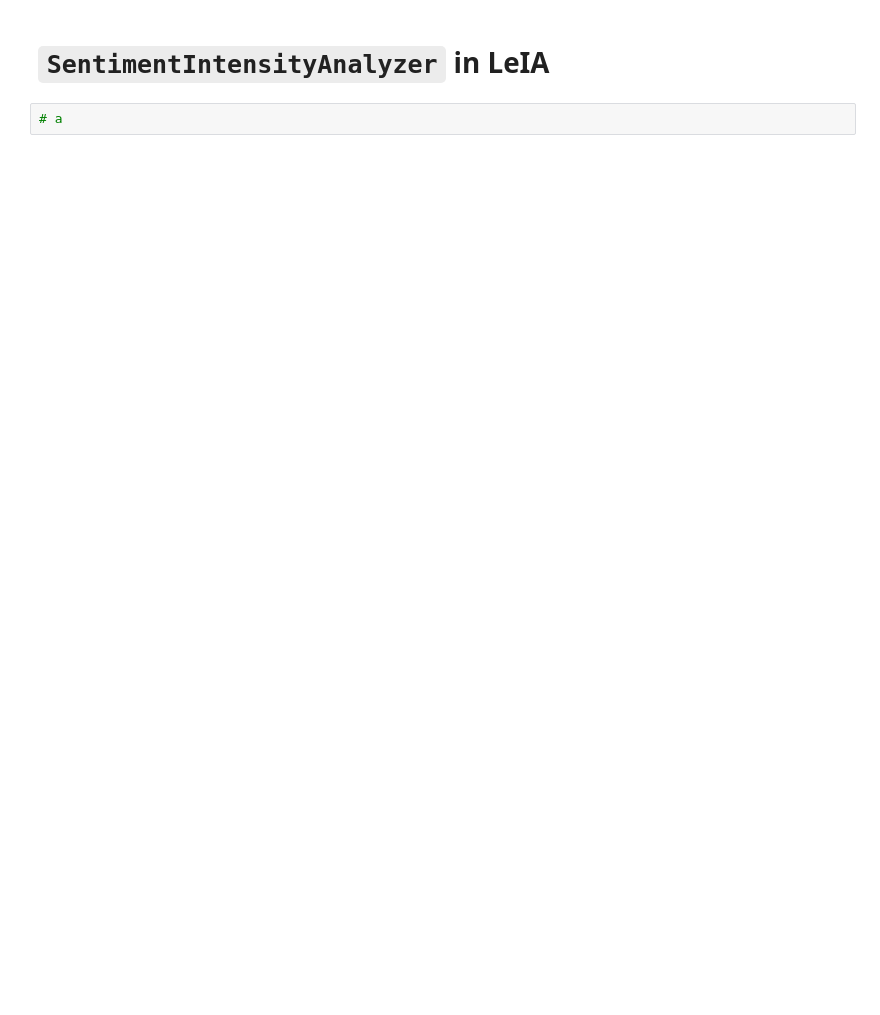
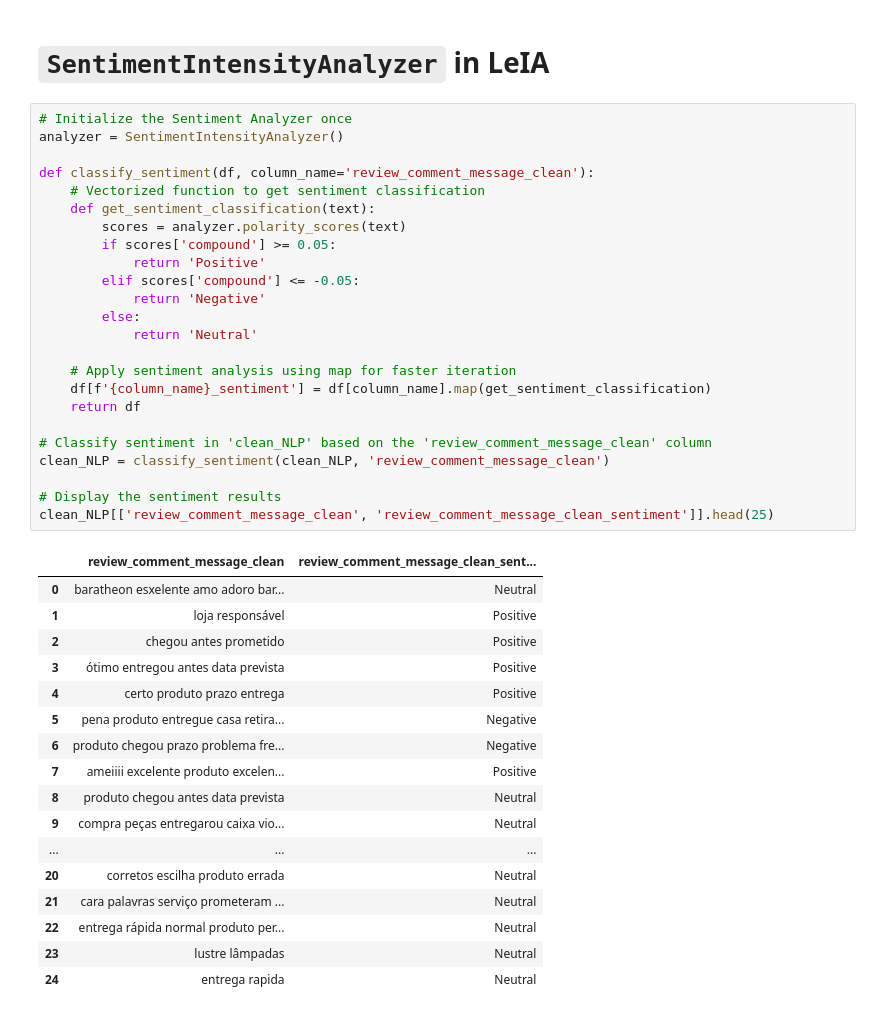
Before and after one commit to hhayan/project_olist_ecommerce, a Jupyter notebook: review.ipynb, the cells around one changed output. Cells and saved outputs as stored; diff of their text form; blank space fills up the shorter version.

```diff
--- a/review.ipynb
+++ b/review.ipynb
@@ -215,3 +262,43 @@ clean_NLP.head(10)
 # `SentimentIntensityAnalyzer` in LeIA
 # %%
-# a
+# Initialize the Sentiment Analyzer once
+analyzer = SentimentIntensityAnalyzer()
+
+def classify_sentiment(df, column_name='review_comment_message_clean'):
+    # Vectorized function to get sentiment classification
+    def get_sentiment_classification(text):
+        scores = analyzer.polarity_scores(text)
+        if scores['compound'] >= 0.05:
+            return 'Positive'
+        elif scores['compound'] <= -0.05:
+            return 'Negative'
+        else:
+            return 'Neutral'
+
+    # Apply sentiment analysis using map for faster iteration
+    df[f'{column_name}_sentiment'] = df[column_name].map(get_sentiment_classification)
+    return df
+
+# Classify sentiment in 'clean_NLP' based on the 'review_comment_message_clean' column
+clean_NLP = classify_sentiment(clean_NLP, 'review_comment_message_clean')
+
+# Display the sentiment results
+clean_NLP[['review_comment_message_clean', 'review_comment_message_clean_sentiment']].head(25)
+# %% [output]
+|  | review_comment_message_clean | review_comment_message_clean_sent... |
+| 0 | baratheon esxelente amo adoro bar... | Neutral |
+| 1 | loja responsável | Positive |
+| 2 | chegou antes prometido | Positive |
+| 3 | ótimo entregou antes data prevista | Positive |
+| 4 | certo produto prazo entrega | Positive |
+| 5 | pena produto entregue casa retira... | Negative |
+| 6 | produto chegou prazo problema fre... | Negative |
+| 7 | ameiiii excelente produto excelen... | Positive |
+| 8 | produto chegou antes data prevista | Neutral |
+| 9 | compra peças entregarou caixa vio... | Neutral |
+| ... | ... | ... |
+| 20 | corretos escilha produto errada | Neutral |
+| 21 | cara palavras serviço prometeram ... | Neutral |
+| 22 | entrega rápida normal produto per... | Neutral |
+| 23 | lustre lâmpadas | Neutral |
+| 24 | entrega rapida | Neutral |
```
Also changed, not shown: parts of 7 cells of this notebook, 1 other file.
